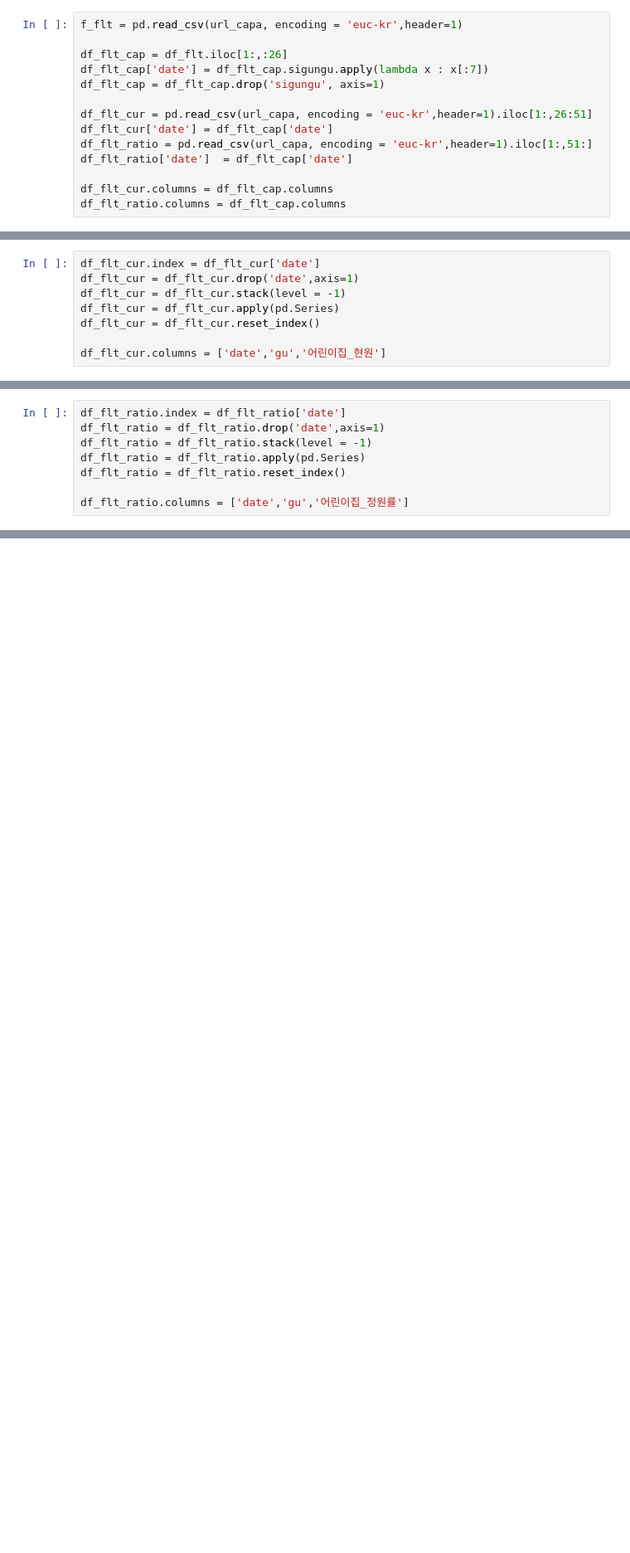
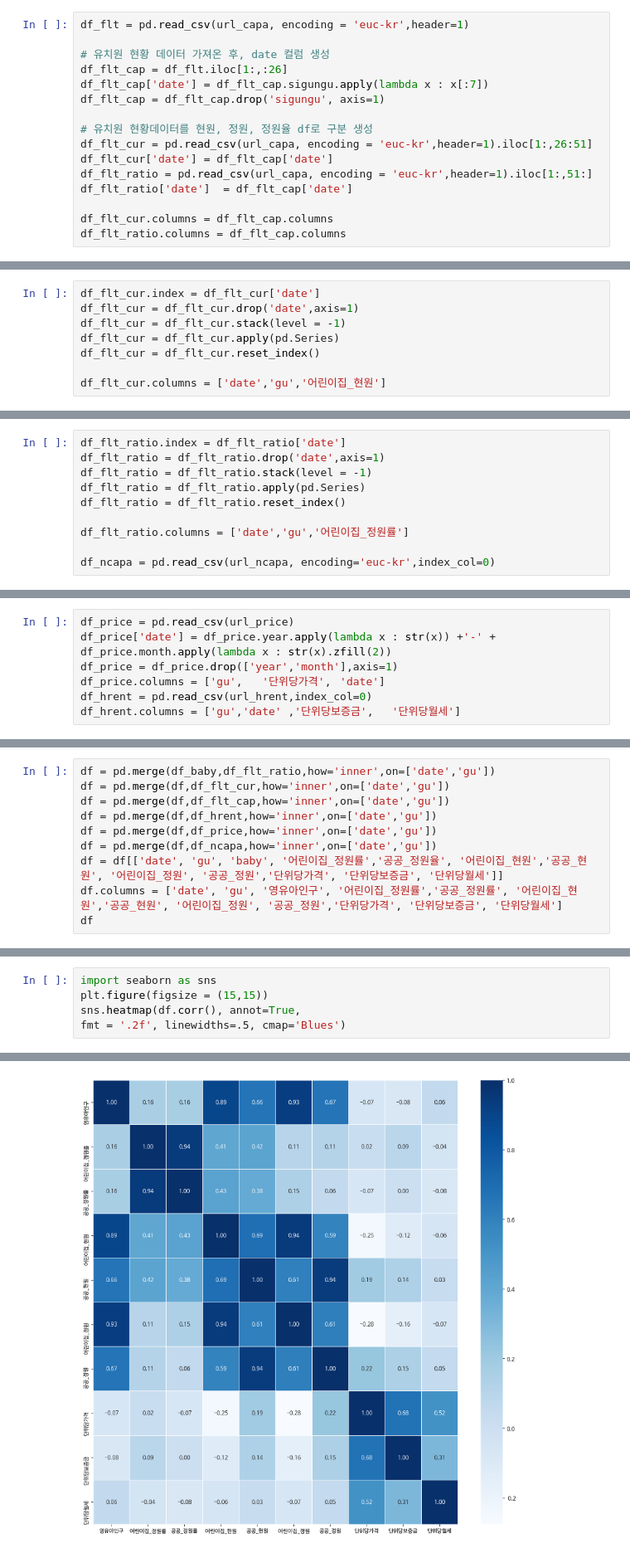
Before and after one commit to Jungsan005/Bigdata-Class, a Jupyter notebook: 영유아pjt_TableMerge.ipynb, the cells around one changed output, grey strips where cells are left out. Shown at 83% size. Saved outputs shown, nothing was run; the diff lists cells and outputs as text; blank space fills up the shorter version.

```diff
--- a/영유아pjt_TableMerge.ipynb
+++ b/영유아pjt_TableMerge.ipynb
@@ -37,10 +97,12 @@ df_baby_2
 # %%
-f_flt = pd.read_csv(url_capa, encoding = 'euc-kr',header=1)
+df_flt = pd.read_csv(url_capa, encoding = 'euc-kr',header=1)
 
+# 유치원 현황 데이터 가져온 후, date 컬럼 생성
 df_flt_cap = df_flt.iloc[1:,:26]
 df_flt_cap['date'] = df_flt_cap.sigungu.apply(lambda x : x[:7])
 df_flt_cap = df_flt_cap.drop('sigungu', axis=1)
 
+# 유치원 현황데이터를 현원, 정원, 정원율 df로 구분 생성
 df_flt_cur = pd.read_csv(url_capa, encoding = 'euc-kr',header=1).iloc[1:,26:51]
 df_flt_cur['date'] = df_flt_cap['date']
 df_flt_ratio = pd.read_csv(url_capa, encoding = 'euc-kr',header=1).iloc[1:,51:]
@@ -72,3 +140,5 @@ df_flt_ratio = df_flt_ratio.apply(pd.Series)
 df_flt_ratio = df_flt_ratio.reset_index()
 
 df_flt_ratio.columns = ['date','gu','어린이집_정원률']
+
+df_ncapa = pd.read_csv(url_ncapa, encoding='euc-kr',index_col=0)
@@ -78,0 +147,7 @@ df = pd.merge(df,df_flt_cap,how='inner',on=['date','gu'])
+# %%
+df_price = pd.read_csv(url_price)
+df_price['date'] = df_price.year.apply(lambda x : str(x)) +'-' + df_price.month.apply(lambda x : str(x).zfill(2))
+df_price = df_price.drop(['year','month'],axis=1)
+df_price.columns = ['gu',	'단위당가격',	'date']
+df_hrent = pd.read_csv(url_hrent,index_col=0)
+df_hrent.columns = ['gu','date'	,'단위당보증금',	'단위당월세']
@@ -94,0 +163,10 @@ df
+# %%
+df = pd.merge(df_baby,df_flt_ratio,how='inner',on=['date','gu'])
+df = pd.merge(df,df_flt_cur,how='inner',on=['date','gu'])
+df = pd.merge(df,df_flt_cap,how='inner',on=['date','gu'])
+df = pd.merge(df,df_hrent,how='inner',on=['date','gu'])
+df = pd.merge(df,df_price,how='inner',on=['date','gu'])
+df = pd.merge(df,df_ncapa,how='inner',on=['date','gu'])
+df = df[['date', 'gu', 'baby', '어린이집_정원률','공공_정원율', '어린이집_현원','공공_현원', '어린이집_정원', '공공_정원','단위당가격', '단위당보증금', '단위당월세']]
+df.columns = ['date', 'gu', '영유아인구', '어린이집_정원률','공공_정원률', '어린이집_현원','공공_현원', '어린이집_정원', '공공_정원','단위당가격', '단위당보증금', '단위당월세']
+df
@@ -94,0 +207,6 @@ df
+# %%
+import seaborn as sns
+plt.figure(figsize = (15,15))
+sns.heatmap(df.corr(), annot=True,
+fmt = '.2f', linewidths=.5, cmap='Blues')
+# %% [output]
@@ -94,0 +214 @@ df
+[figure, added]
```
Also changed, not shown: parts of 54 cells of this notebook.
